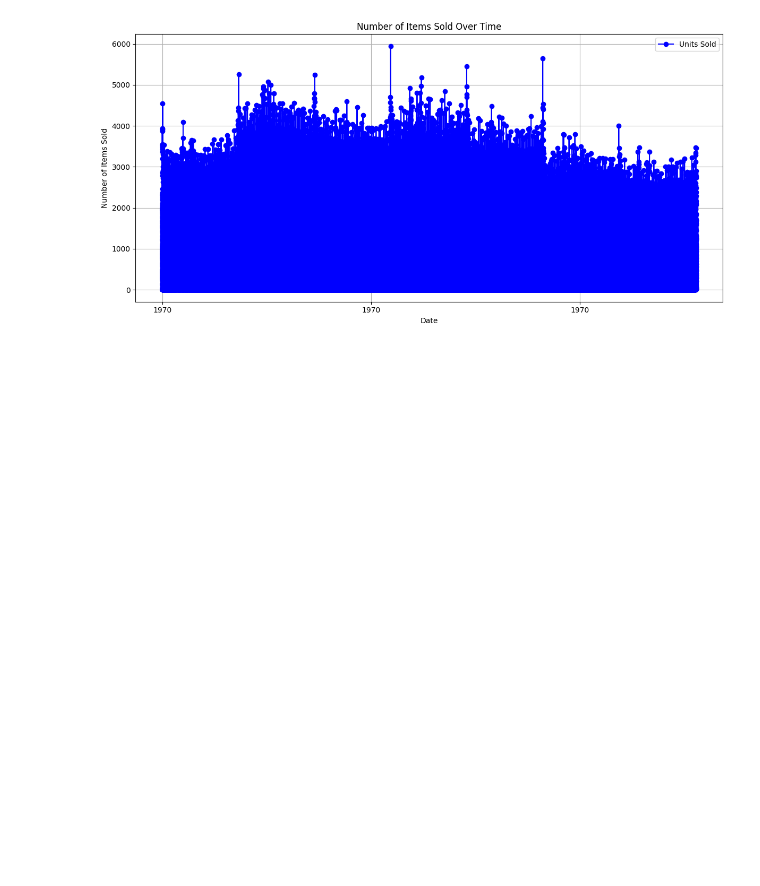
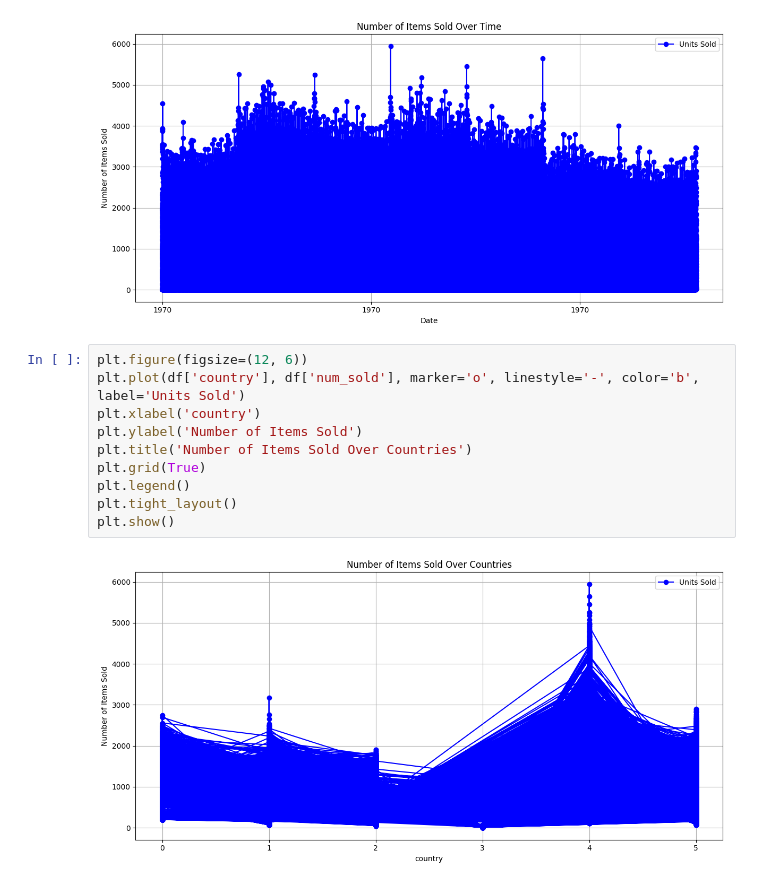
Before and after one commit to ca999/Kaggle, a Jupyter notebook: kaggle-sticker-sales-prediction.ipynb, the cells around one changed output. Saved outputs shown, nothing was run; the diff lists cells and outputs as text; blank space fills up the shorter version.

Commit message:
Kaggle Notebook | Kaggle - Sticker sales prediction  | Visualize param with output

```diff
--- a/kaggle-sticker-sales-prediction.ipynb
+++ b/kaggle-sticker-sales-prediction.ipynb
@@ -104,3 +104,15 @@ plt.tight_layout()
 plt.show()
 # %% [output]
 [figure]
+# %%
+plt.figure(figsize=(12, 6))
+plt.plot(df['country'], df['num_sold'], marker='o', linestyle='-', color='b', label='Units Sold')
+plt.xlabel('country')
+plt.ylabel('Number of Items Sold')
+plt.title('Number of Items Sold Over Countries')
+plt.grid(True)
+plt.legend()
+plt.tight_layout()
+plt.show()
+# %% [output]
+[figure, added]
```
Also changed, not shown: parts of 3 cells of this notebook.
